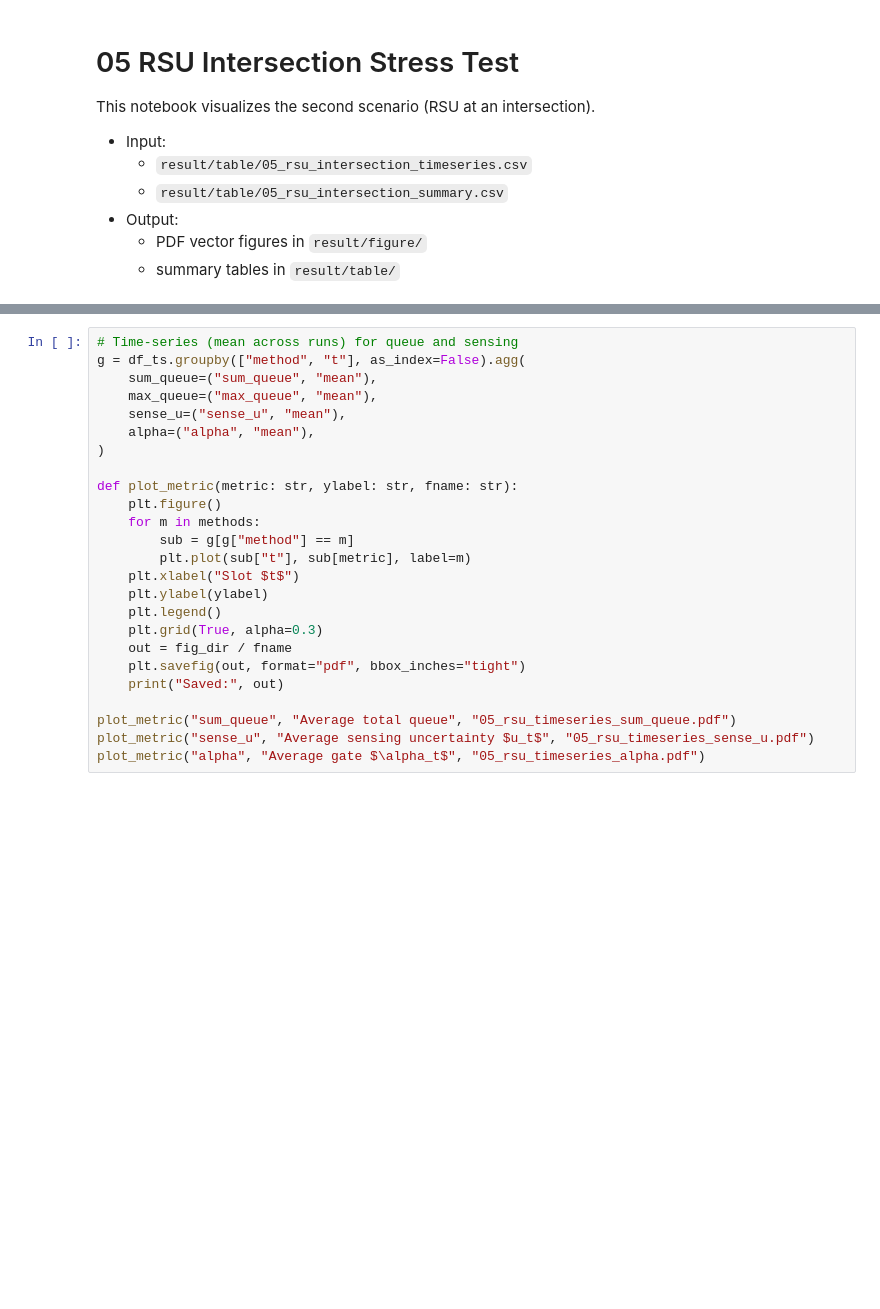
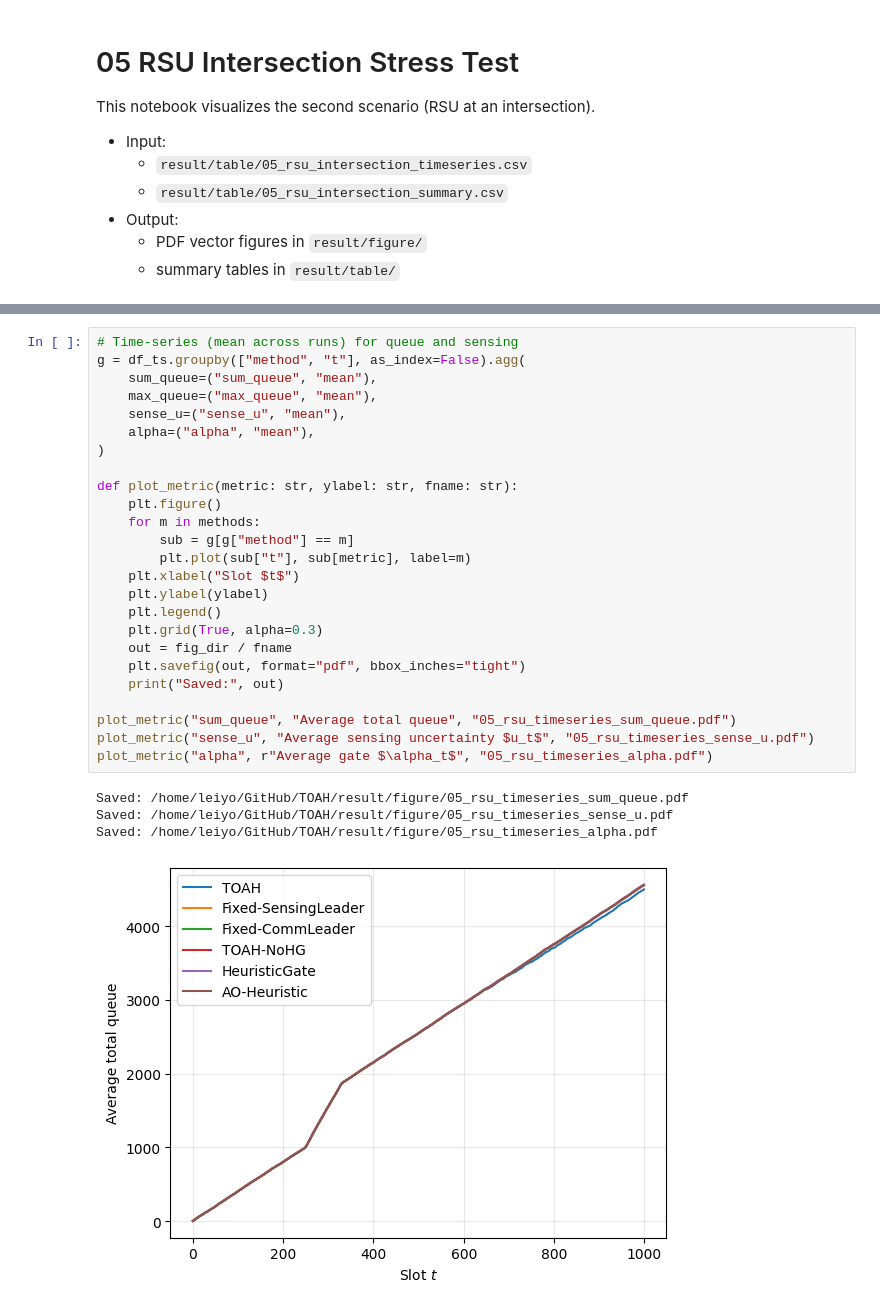
Before and after one commit to youlei202/TOAH, a Jupyter notebook: notebook/05_rsu_intersection_stress_test.ipynb, the cells around one changed output, grey strips where cells are left out. Saved outputs shown, nothing was run; the diff lists cells and outputs as text; blank space fills up the shorter version.

```diff
--- a/notebook/05_rsu_intersection_stress_test.ipynb
+++ b/notebook/05_rsu_intersection_stress_test.ipynb
@@ -67,25 +79,30 @@ agg
 # %%
 # Time-series (mean across runs) for queue and sensing
 g = df_ts.groupby(["method", "t"], as_index=False).agg(
     sum_queue=("sum_queue", "mean"),
     max_queue=("max_queue", "mean"),
     sense_u=("sense_u", "mean"),
     alpha=("alpha", "mean"),
 )
 
 def plot_metric(metric: str, ylabel: str, fname: str):
     plt.figure()
     for m in methods:
         sub = g[g["method"] == m]
         plt.plot(sub["t"], sub[metric], label=m)
     plt.xlabel("Slot $t$")
     plt.ylabel(ylabel)
     plt.legend()
     plt.grid(True, alpha=0.3)
     out = fig_dir / fname
     plt.savefig(out, format="pdf", bbox_inches="tight")
     print("Saved:", out)
 
 plot_metric("sum_queue", "Average total queue", "05_rsu_timeseries_sum_queue.pdf")
 plot_metric("sense_u", "Average sensing uncertainty $u_t$", "05_rsu_timeseries_sense_u.pdf")
-plot_metric("alpha", "Average gate $\alpha_t$", "05_rsu_timeseries_alpha.pdf")
+plot_metric("alpha", r"Average gate $\alpha_t$", "05_rsu_timeseries_alpha.pdf")
+# %% [output]
+Saved: /home/leiyo/GitHub/TOAH/result/figure/05_rsu_timeseries_sum_queue.pdf
+Saved: /home/leiyo/GitHub/TOAH/result/figure/05_rsu_timeseries_sense_u.pdf
+Saved: /home/leiyo/GitHub/TOAH/result/figure/05_rsu_timeseries_alpha.pdf
+[figure, added]
```
Also changed, not shown: parts of 5 cells of this notebook.
